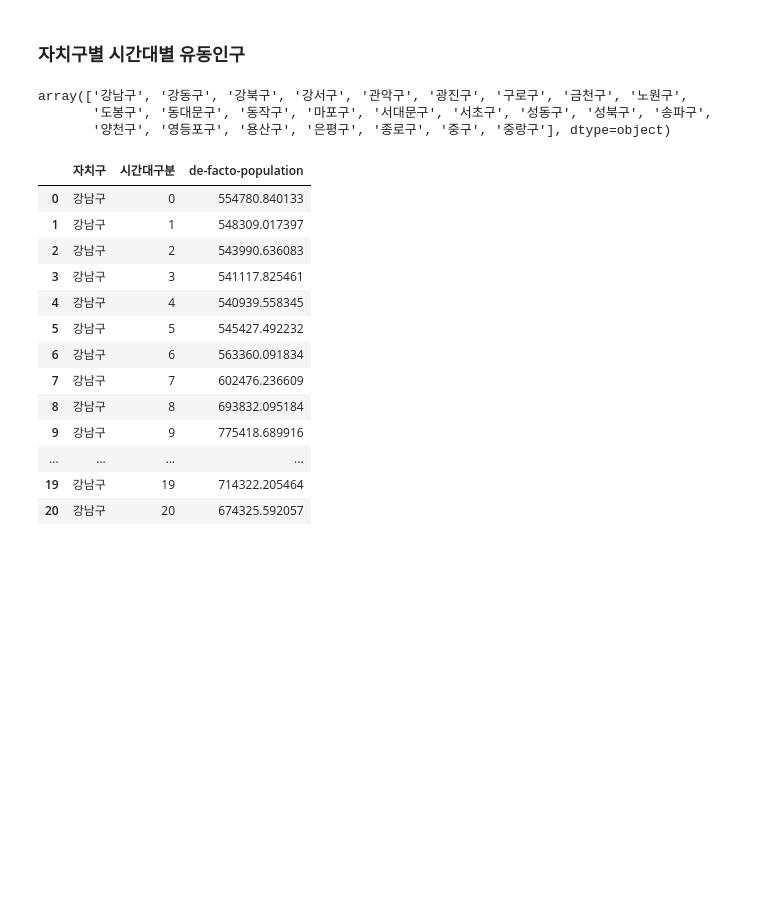
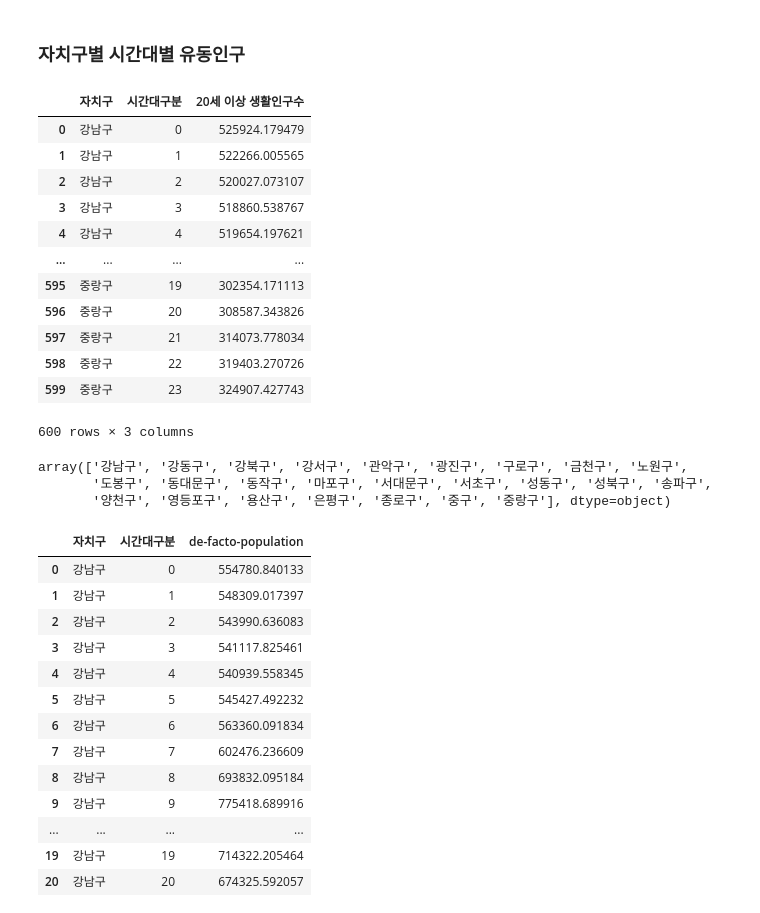
Before and after one commit to cryptnomy/likelion-ai-s7-mid, a Jupyter notebook: src/hypothesis-one-gt.ipynb, the cells around one changed output. Saved outputs shown, nothing was run; the diff lists cells and outputs as text; code cells hidden in the pictures; blank space fills up the shorter version.

```diff
--- a/src/hypothesis-one-gt.ipynb
+++ b/src/hypothesis-one-gt.ipynb
@@ -412,4 +413,19 @@ data_over_20.iloc[:, [1, 4, 5]].groupby('시간대구분').mean()
 ### 자치구별 시간대별 유동인구
 # %%
 data_gu_time = data_over_20.iloc[:, [1, 4, 5]].groupby(['자치구', '시간대구분']).mean().reset_index()
+data_gu_time
+# %% [output]
+|  | 자치구 | 시간대구분 | 20세 이상 생활인구수 |
+| 0 | 강남구 | 0 | 525924.179479 |
+| 1 | 강남구 | 1 | 522266.005565 |
+| 2 | 강남구 | 2 | 520027.073107 |
+| 3 | 강남구 | 3 | 518860.538767 |
+| 4 | 강남구 | 4 | 519654.197621 |
+| ... | ... | ... | ... |
+| 595 | 중랑구 | 19 | 302354.171113 |
+| 596 | 중랑구 | 20 | 308587.343826 |
+| 597 | 중랑구 | 21 | 314073.778034 |
+| 598 | 중랑구 | 22 | 319403.270726 |
+| 599 | 중랑구 | 23 | 324907.427743 |
+600 rows × 3 columns
 # %%
```
Also changed, not shown: parts of 15 cells of this notebook.
